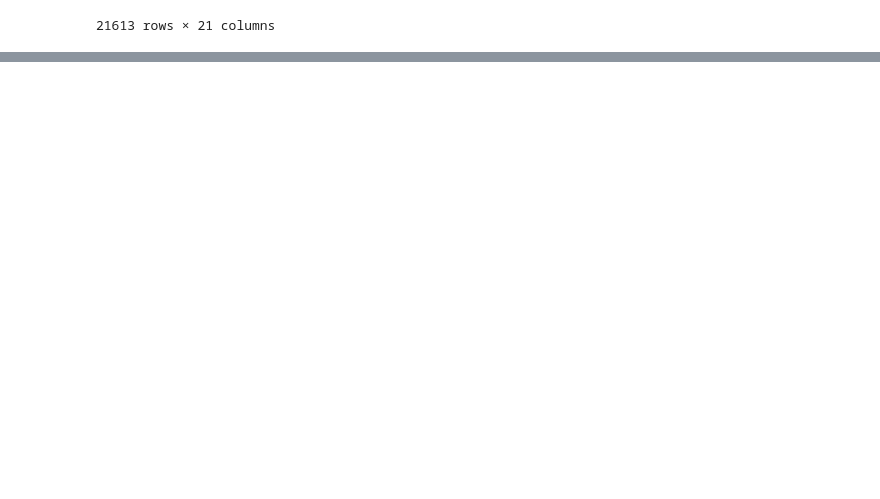
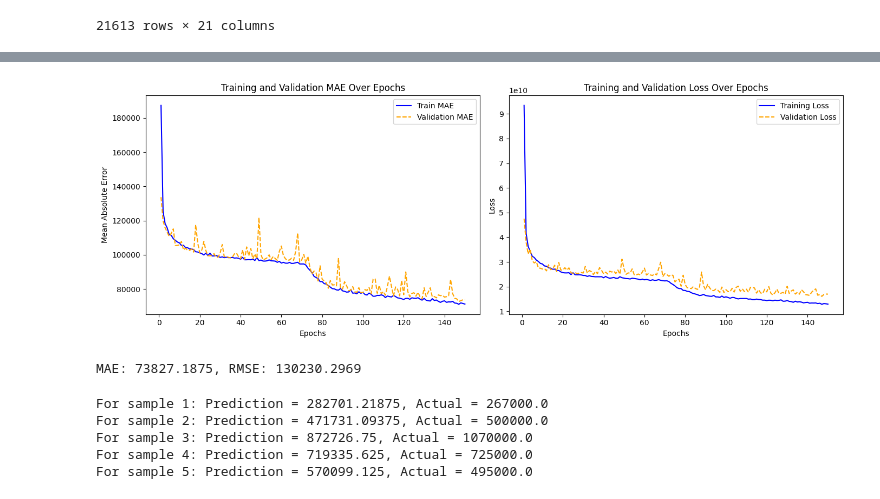
Before and after one commit to MAmin-y/Neural-Networks-and-Deep-Learning-Course-Projects-F2024, a Jupyter notebook: CA1/Q4.ipynb, the cells around one changed output, grey strips where cells are left out. Saved outputs shown, nothing was run; the diff lists cells and outputs as text; code cells hidden in the pictures; blank space fills up the shorter version.

```diff
--- a/CA1/Q4.ipynb
+++ b/CA1/Q4.ipynb
@@ -230,0 +239,21 @@ KeyError: 1035
+# %%
+hidden_layer_config = [64, 128]
+learning_rate = 0.05
+lam = 0.0010
+# %%
+model = HousePriceMLP(X_train.shape[1], hidden_layer_config).to(device)
+model_trainer = RegressionModelTrainer(
+    model=model,
+    train_dataset=train_dataset,
+    test_dataset=test_dataset,
+    device=device,
+    learning_rate=learning_rate,
+    num_epochs=150
+)
+optimizer = optim.Adam(model_trainer.model.parameters(), lr=learning_rate, weight_decay=lam)
+train_losses, val_losses = model_trainer.train_with_optimizer(optimizer)
+
+model_trainer.plot_metrics()
+mae, rmse, _ = model_trainer.evaluate()
+print(f"MAE: {mae:.4f}, RMSE: {rmse:.4f}\n")
+# %% [output]
@@ -230,0 +277,23 @@ KeyError: 1035
+[figure, added]
+MAE: 73827.1875, RMSE: 130230.2969
+# %%
+num_samples = 5
+random_indices = torch.randperm(X_validation.size(0))[:num_samples]
+X_validation_samples = X_validation[random_indices]
+y_validation_samples = y_validation[random_indices]
+
+X_validation_samples = X_validation_samples.to(device)
+y_validation_samples = y_validation_samples.to(device)
+
+model.eval()
+with torch.no_grad():
+    preds = model(X_validation_samples)
+
+for i in range(num_samples):
+    print(f'For sample {i+1}: Prediction = {preds[i].item()}, Actual = {y_validation_samples[i].item()}')
+# %% [output]
+For sample 1: Prediction = 282701.21875, Actual = 267000.0
+For sample 2: Prediction = 471731.09375, Actual = 500000.0
+For sample 3: Prediction = 872726.75, Actual = 1070000.0
+For sample 4: Prediction = 719335.625, Actual = 725000.0
+For sample 5: Prediction = 570099.125, Actual = 495000.0
```
Also changed, not shown: parts of 23 cells of this notebook, 1 other file.
